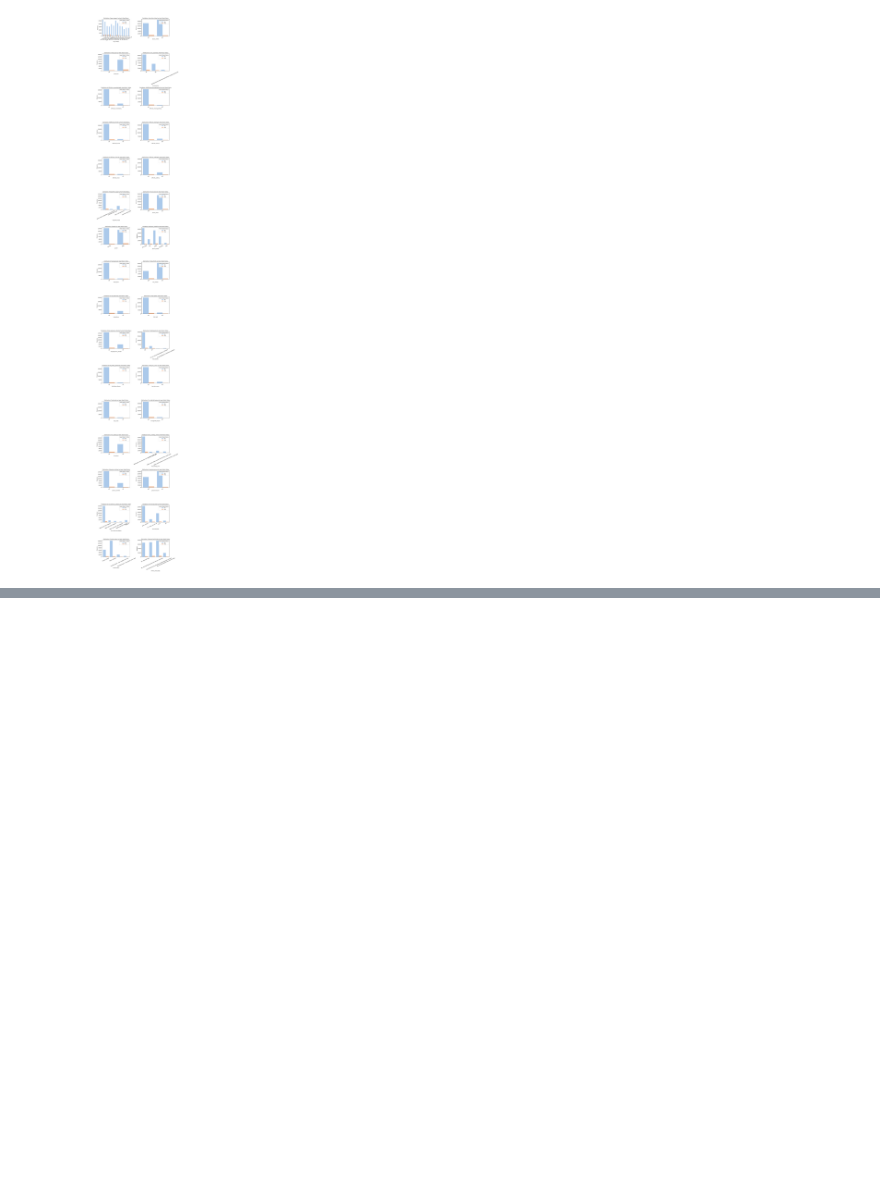
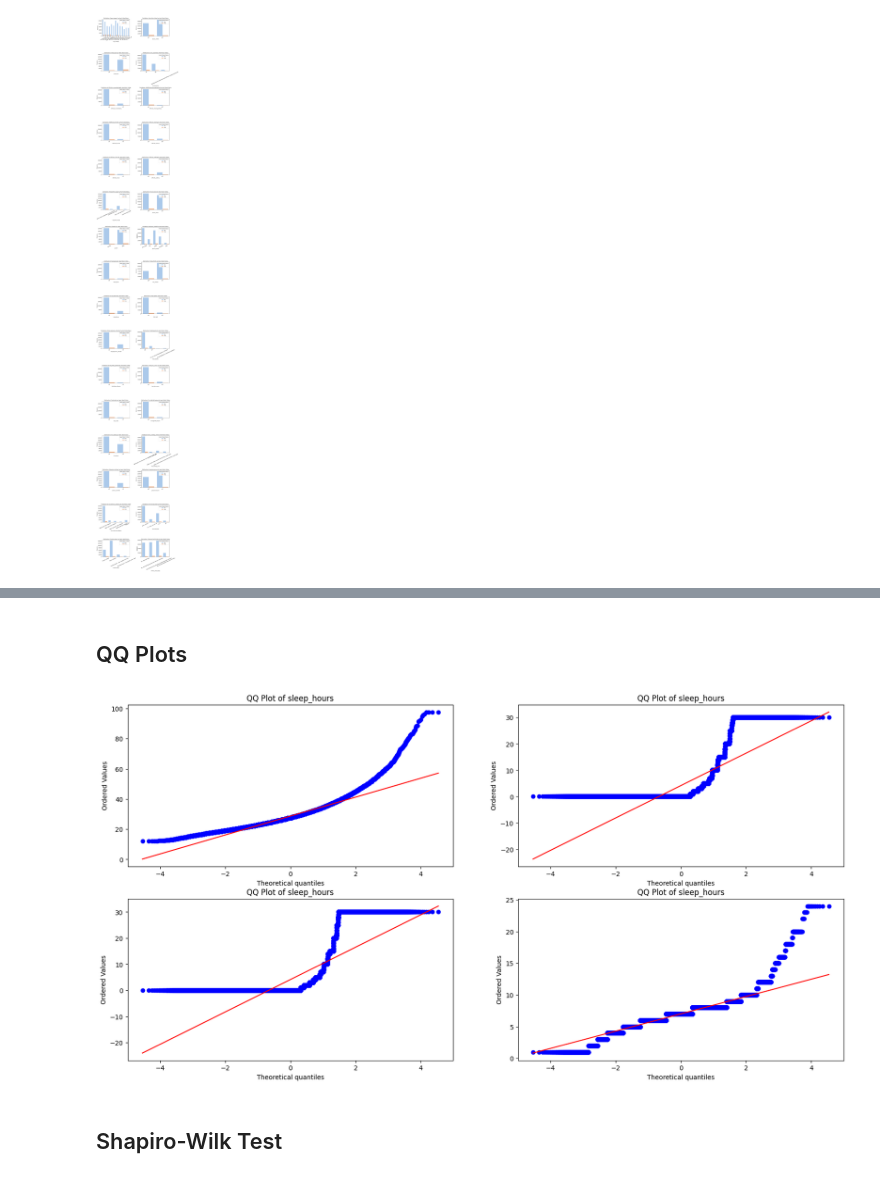
Before and after one commit to Vaneryn/6006cem-ml, a Jupyter notebook: notebooks/eda_brfss_heart.ipynb, the cells around one changed output, grey strips where cells are left out. Drawn from its saved outputs; the diff is of its cells as text; code cells hidden in the pictures; blank space fills up the shorter version.

```diff
--- a/notebooks/eda_brfss_heart.ipynb
+++ b/notebooks/eda_brfss_heart.ipynb
@@ -421,0 +558,10 @@ plt.show()
+# %%
+from scipy.stats import chi2_contingency
+
+df_stats = df_corr.copy()
+
+print('p-values\n--------------------------------------------------')
+for col in df_stats.columns:
+    contingency_table = pd.crosstab(df_stats[col], df_stats['had_heart_attack'])
+    chi2, p, dof, eexpected = chi2_contingency(contingency_table)
+    print(f'{col}: {p}')
@@ -421,0 +586,17 @@ plt.show()
+# %% [markdown]
+## QQ Plots
+# %%
+import scipy.stats as stats
+
+fig, axes = plt.subplots(nrows=2, ncols=2, figsize=(20, 10))
+axes = axes.flatten()
+
+for i in range(len(numerical_features)):
+    stats.probplot(df_stats[numerical_features[i]], dist='norm', plot=axes[i])
+    axes[i].set_title(f'QQ Plot of {feature}')
+
+plt.show()
+# %% [output]
+[figure, added]
+# %% [markdown]
+## Shapiro-Wilk Test
```
Also changed, not shown: parts of 22 cells of this notebook, 1 other file.
